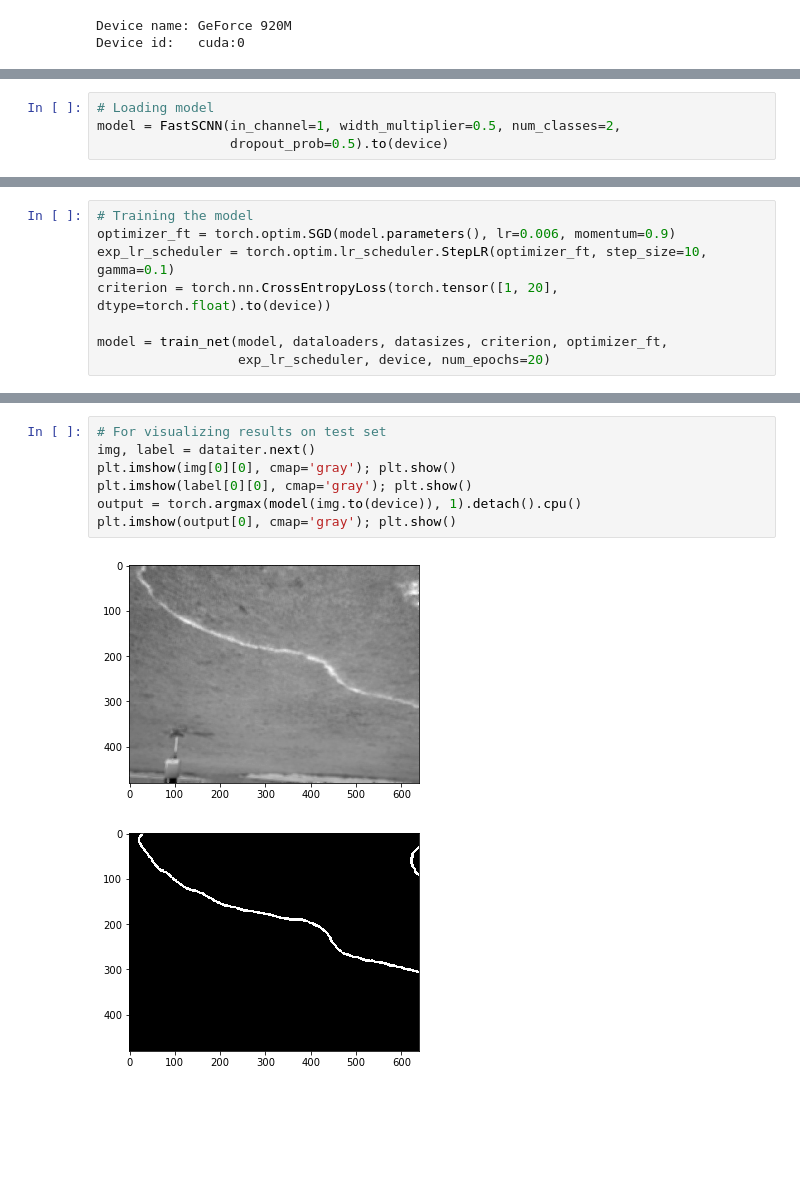
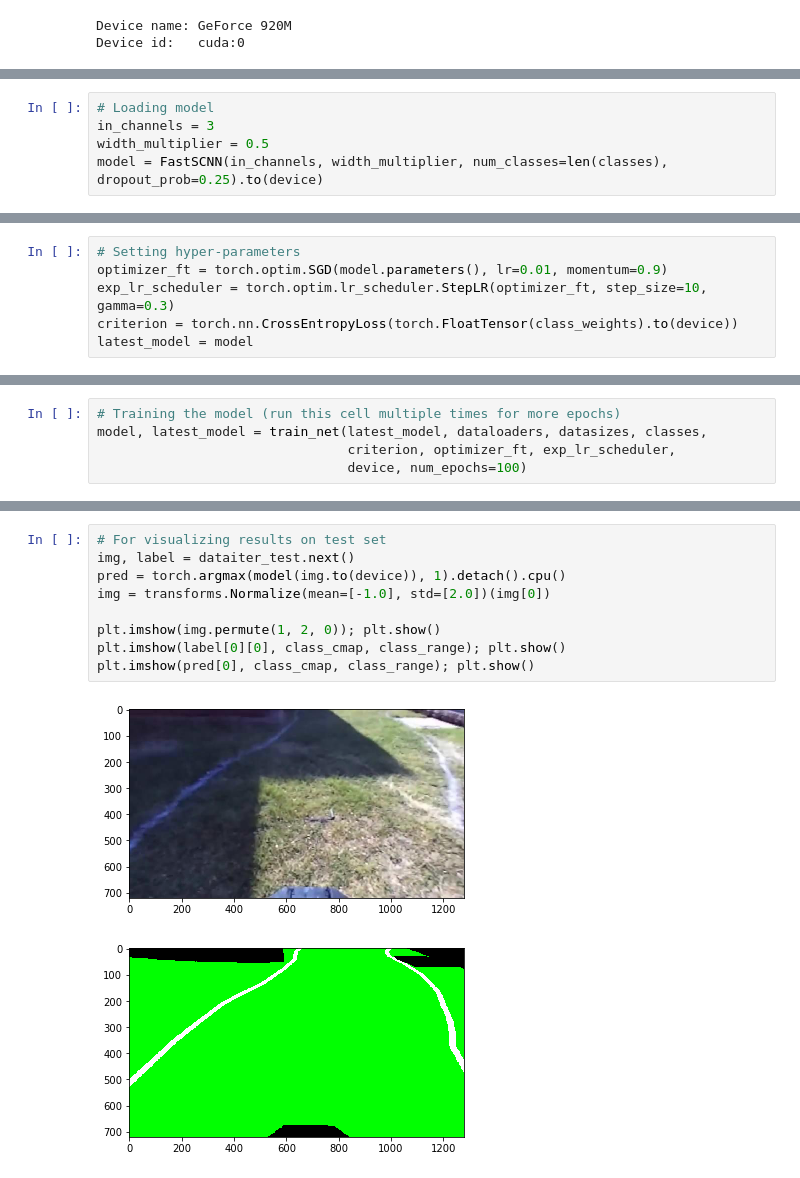
Before and after one commit to IGVC-IITK/computer_vision, a Jupyter notebook: fast_scnn/train.ipynb, the cells around one changed output, grey strips where cells are left out. Drawn from its saved outputs; the diff is of its cells as text; blank space fills up the shorter version.

```diff
--- a/fast_scnn/train.ipynb
+++ b/fast_scnn/train.ipynb
@@ -71,6 +133,7 @@ Number of images in each set: {'train': 265, 'val': 201, 'test': 434}
 # %%
 # Loading model
-model = FastSCNN(in_channel=1, width_multiplier=0.5, num_classes=2,
-                 dropout_prob=0.5).to(device)
+in_channels = 3
+width_multiplier = 0.5
+model = FastSCNN(in_channels, width_multiplier, num_classes=len(classes), dropout_prob=0.25).to(device)
 # %%
 # For fine-tuning on already trained parameters
@@ -78,8 +143,6 @@ model = FastSCNN(in_channel=1, width_multiplier=0.5, num_classes=2,
 # %%
-# Training the model
-optimizer_ft = torch.optim.SGD(model.parameters(), lr=0.006, momentum=0.9)
-exp_lr_scheduler = torch.optim.lr_scheduler.StepLR(optimizer_ft, step_size=10, gamma=0.1)
-criterion = torch.nn.CrossEntropyLoss(torch.tensor([1, 20], dtype=torch.float).to(device))
-
-model = train_net(model, dataloaders, datasizes, criterion, optimizer_ft,
-                  exp_lr_scheduler, device, num_epochs=20)
+# Setting hyper-parameters
+optimizer_ft = torch.optim.SGD(model.parameters(), lr=0.01, momentum=0.9)
+exp_lr_scheduler = torch.optim.lr_scheduler.StepLR(optimizer_ft, step_size=10, gamma=0.3)
+criterion = torch.nn.CrossEntropyLoss(torch.FloatTensor(class_weights).to(device))
+latest_model = model
@@ -94,0 +149,5 @@ Done Training.
+# %%
+# Training the model (run this cell multiple times for more epochs)
+model, latest_model = train_net(latest_model, dataloaders, datasizes, classes,
+                                criterion, optimizer_ft, exp_lr_scheduler,
+                                device, num_epochs=100)
@@ -95,10 +176,12 @@ Done Training.
 # %%
 # For visualizing results on test set
-img, label = dataiter.next()
-plt.imshow(img[0][0], cmap='gray'); plt.show()
-plt.imshow(label[0][0], cmap='gray'); plt.show()
-output = torch.argmax(model(img.to(device)), 1).detach().cpu()
-plt.imshow(output[0], cmap='gray'); plt.show()
+img, label = dataiter_test.next()
+pred = torch.argmax(model(img.to(device)), 1).detach().cpu()
+img = transforms.Normalize(mean=[-1.0], std=[2.0])(img[0])
+
+plt.imshow(img.permute(1, 2, 0)); plt.show()
+plt.imshow(label[0][0], class_cmap, class_range); plt.show()
+plt.imshow(pred[0], class_cmap, class_range); plt.show()
 # %% [output]
-[figure, old version]
+[figure, new version]
-[figure, old version]
+[figure, new version]
```
Also changed, not shown: parts of 12 cells of this notebook, 10 other files.
